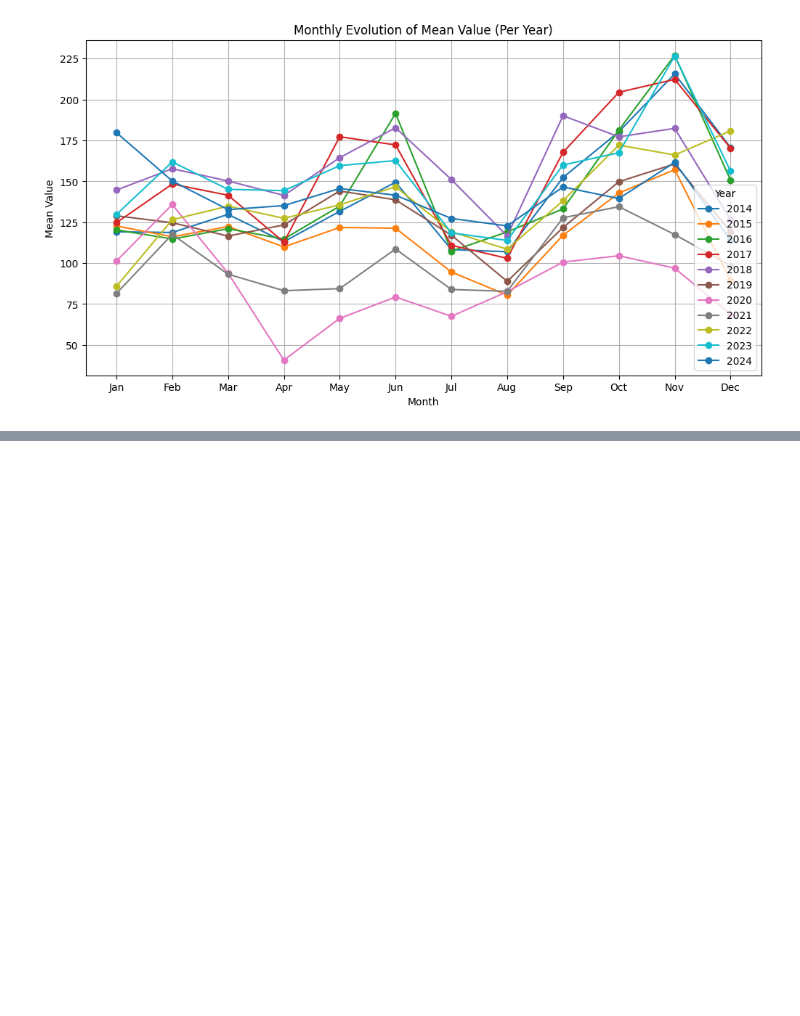
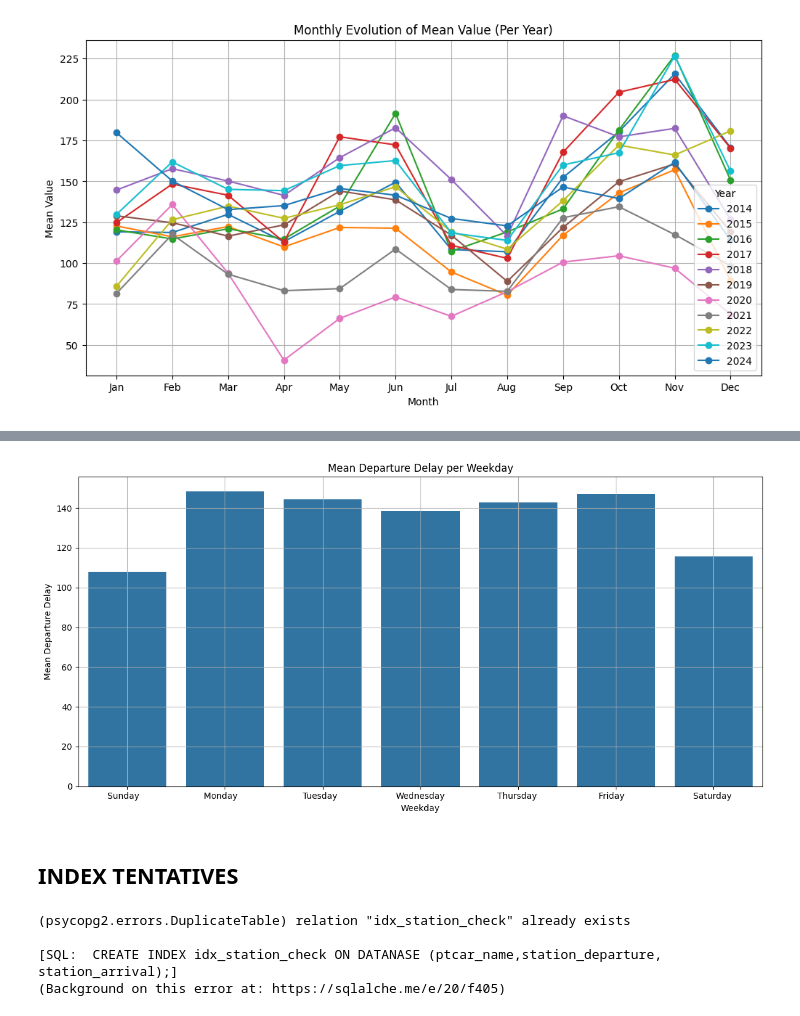
Before and after one commit to LeiY769/DataProject, a Jupyter notebook: eda.ipynb, the cells around one changed output, grey strips where cells are left out. Saved outputs shown, nothing was run; the diff lists cells and outputs as text; code cells hidden in the pictures; blank space fills up the shorter version.

```diff
--- a/eda.ipynb
+++ b/eda.ipynb
@@ -185,0 +227,25 @@ plt.show()
+# %%
+plt.figure(figsize=(12, 6))
+sns.barplot(x="weekday", y="avg_departure_delay", data=df)
+plt.xlabel("Weekday")
+plt.ylabel("Mean Departure Delay")
+plt.title("Mean Departure Delay per Weekday")
+plt.grid(True)
+plt.tight_layout()
+plt.show()
+# %% [output]
+[figure, added]
+# %% [markdown]
+## INDEX TENTATIVES
+# %%
+query = """ CREATE INDEX idx_station_check ON DATANASE (ptcar_name,station_departure, station_arrival);"""
+
+try :
+    connection.execute(sqla.text(query))
+except Exception as e:
+    print(e)
+# %% [output]
+(psycopg2.errors.DuplicateTable) relation "idx_station_check" already exists
+
+[SQL:  CREATE INDEX idx_station_check ON DATANASE (ptcar_name,station_departure, station_arrival);]
+(Background on this error at: https://sqlalche.me/e/20/f405)
```
Also changed, not shown: parts of 13 cells of this notebook.
